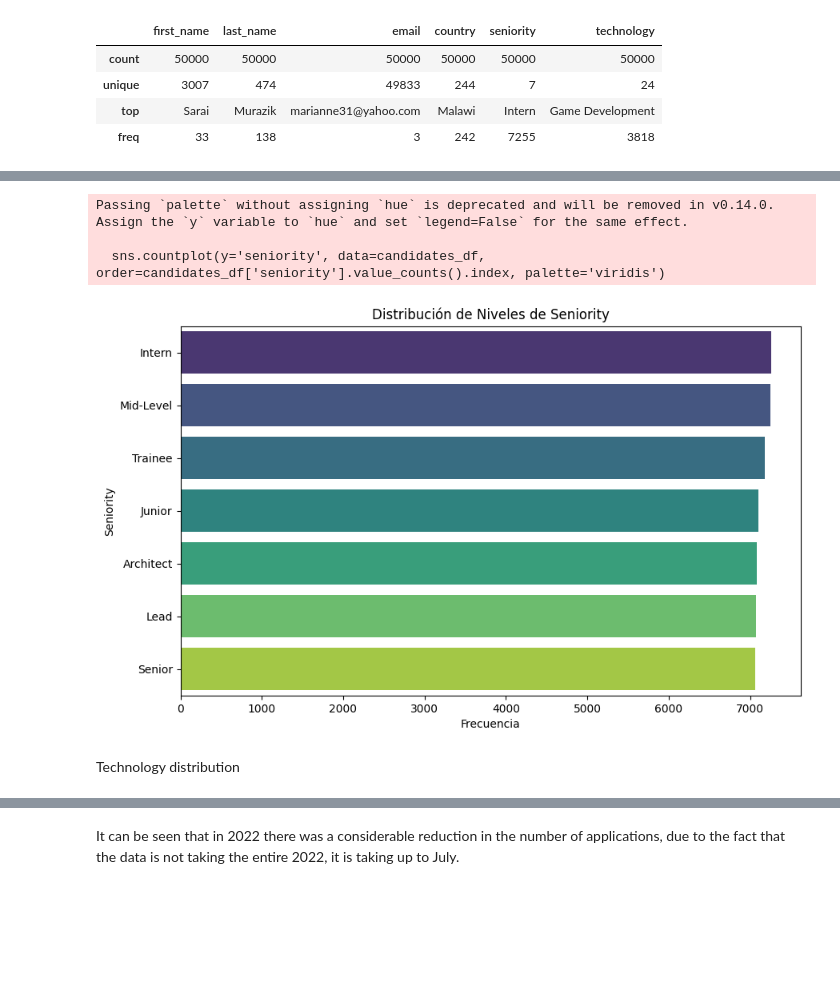
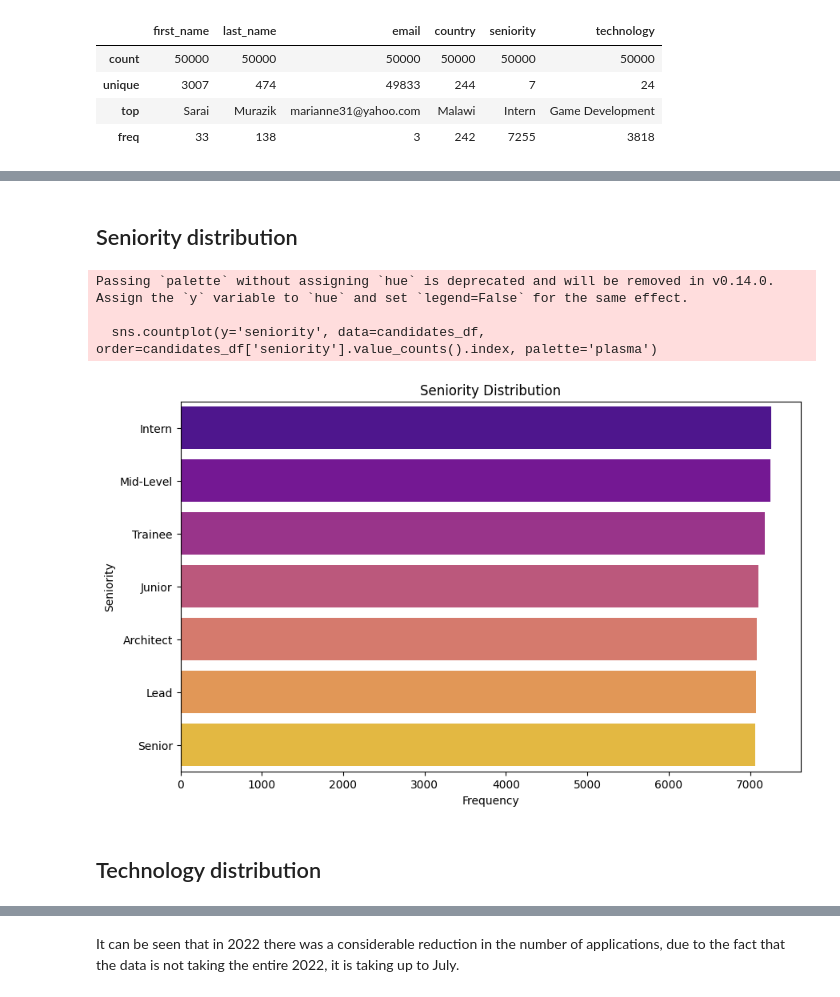
Before and after one commit to natam226/Workshop_001, a Jupyter notebook: notebooks/002_EDA.ipynb, the cells around one changed output, grey strips where cells are left out. Cells and saved outputs as stored; diff of their text form; code cells hidden in the pictures; blank space fills up the shorter version.

```diff
--- a/notebooks/002_EDA.ipynb
+++ b/notebooks/002_EDA.ipynb
@@ -221,16 +248,18 @@ Seniority distribution
+# %% [markdown]
+## Seniority distribution
 # %%
 plt.figure(figsize=(10, 6))
-sns.countplot(y='seniority', data=candidates_df, order=candidates_df['seniority'].value_counts().index, palette='viridis')
-plt.title('Distribución de Niveles de Seniority')
-plt.xlabel('Frecuencia')
+sns.countplot(y='seniority', data=candidates_df, order=candidates_df['seniority'].value_counts().index, palette='plasma')
+plt.title('Seniority Distribution')
+plt.xlabel('Frequency')
 plt.ylabel('Seniority')
 plt.show()
 # %% [output]
 Passing `palette` without assigning `hue` is deprecated and will be removed in v0.14.0. Assign the `y` variable to `hue` and set `legend=False` for the same effect.
 
-  sns.countplot(y='seniority', data=candidates_df, order=candidates_df['seniority'].value_counts().index, palette='viridis')
+  sns.countplot(y='seniority', data=candidates_df, order=candidates_df['seniority'].value_counts().index, palette='plasma')
-[figure, old version]
+[figure, new version]
-# %% [markdown]
-Technology distribution
+# %% [markdown]
+## Technology distribution
 # %%
 plt.figure(figsize=(12, 8))
```
Also changed, not shown: parts of 45 cells of this notebook, 5 other files.
